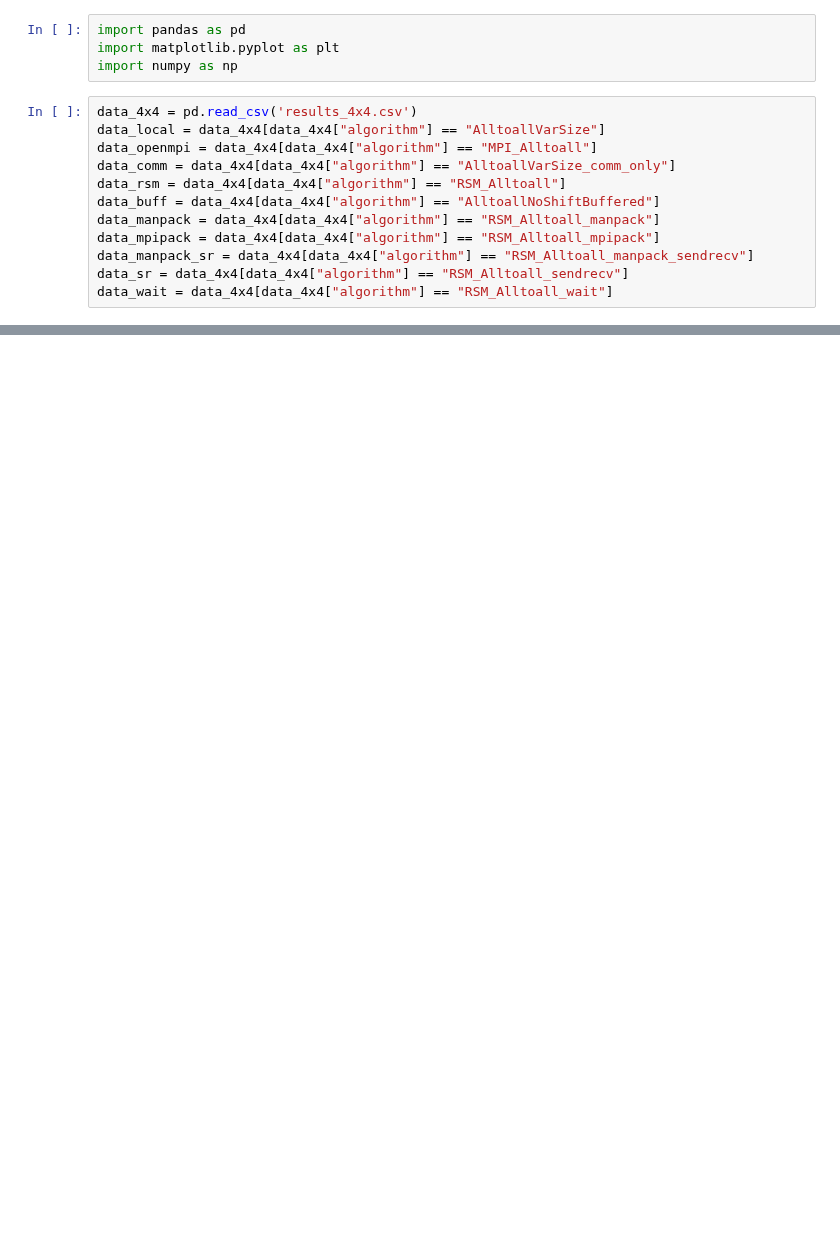
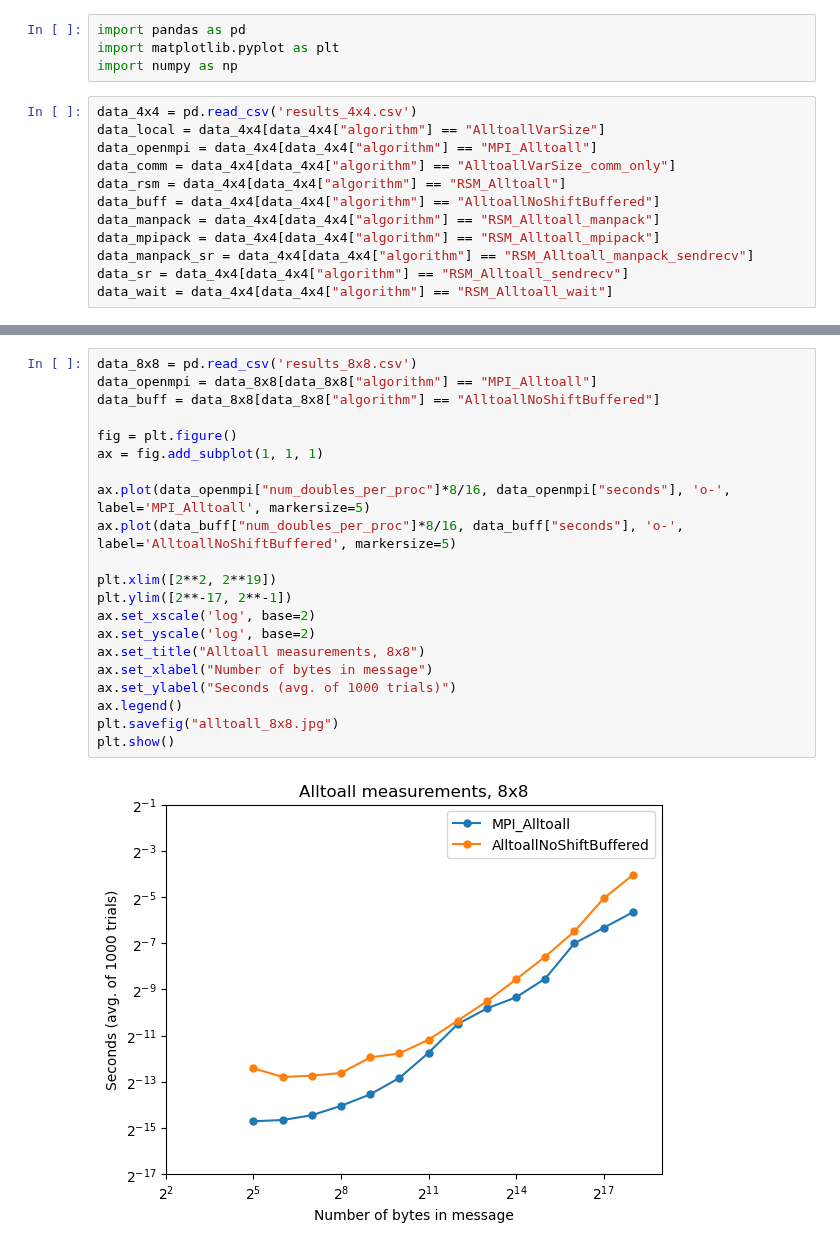
Before and after one commit to mctimm/CS542-Project, a Jupyter notebook: plots.ipynb, the cells around one changed output, grey strips where cells are left out. Cells and saved outputs as stored; diff of their text form; blank space fills up the shorter version.

```diff
--- a/plots.ipynb
+++ b/plots.ipynb
@@ -65,0 +74,23 @@ plt.show()
+# %%
+data_8x8 = pd.read_csv('results_8x8.csv')
+data_openmpi = data_8x8[data_8x8["algorithm"] == "MPI_Alltoall"]
+data_buff = data_8x8[data_8x8["algorithm"] == "AlltoallNoShiftBuffered"]
+
+fig = plt.figure()
+ax = fig.add_subplot(1, 1, 1)
+
+ax.plot(data_openmpi["num_doubles_per_proc"]*8/16, data_openmpi["seconds"], 'o-', label='MPI_Alltoall', markersize=5)
+ax.plot(data_buff["num_doubles_per_proc"]*8/16, data_buff["seconds"], 'o-', label='AlltoallNoShiftBuffered', markersize=5)
+
+plt.xlim([2**2, 2**19])
+plt.ylim([2**-17, 2**-1])
+ax.set_xscale('log', base=2)
+ax.set_yscale('log', base=2)
+ax.set_title("Alltoall measurements, 8x8")
+ax.set_xlabel("Number of bytes in message")
+ax.set_ylabel("Seconds (avg. of 1000 trials)")
+ax.legend()
+plt.savefig("alltoall_8x8.jpg")
+plt.show()
+# %% [output]
+[figure, added]
```
Also changed, not shown: parts of 4 cells of this notebook, 1 other file.
